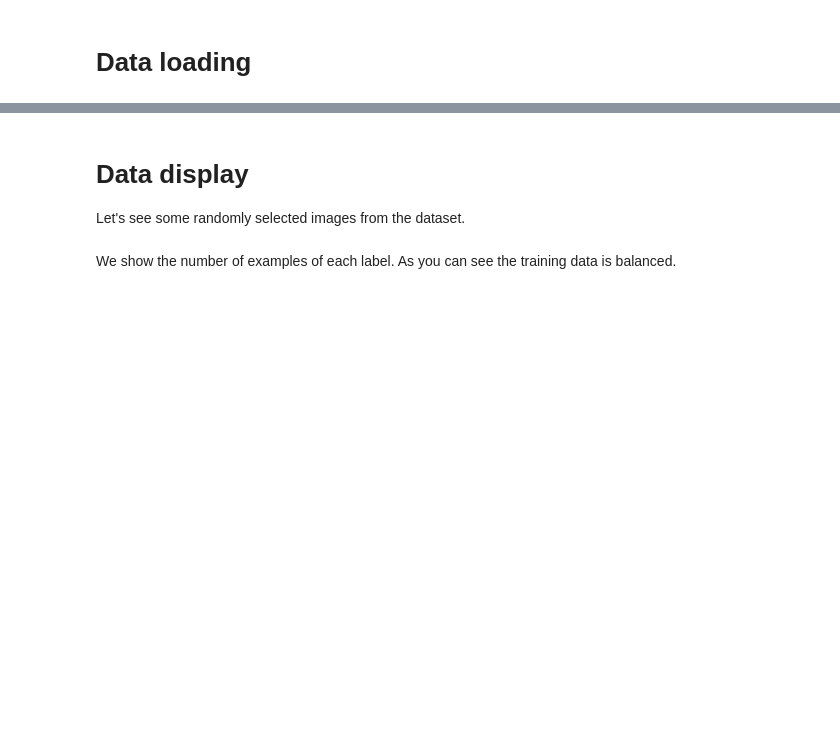
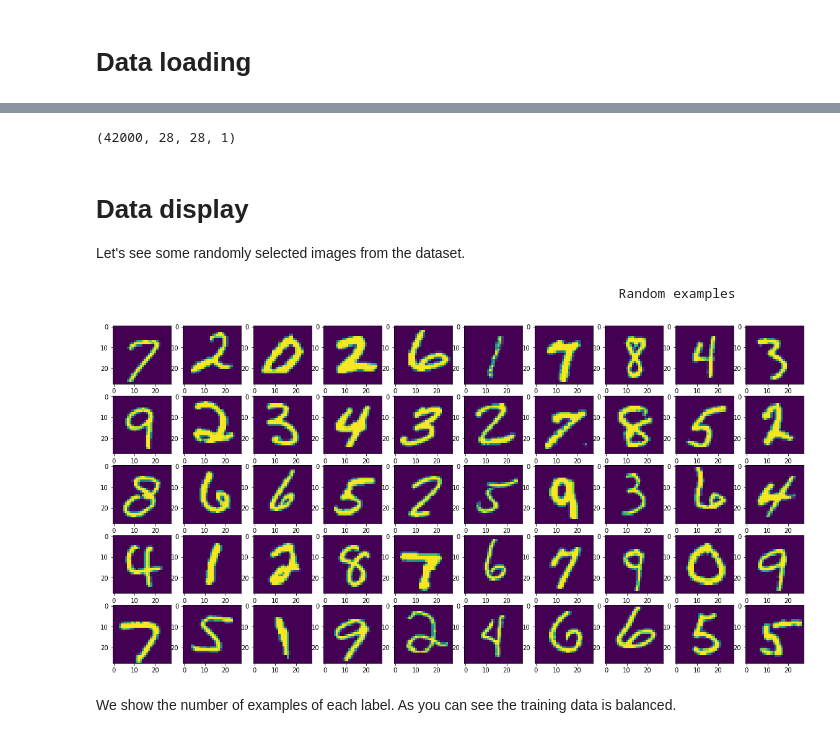
Before and after one commit to Ruddy9501/Digit-Recognizer, a Jupyter notebook: Digit Recognizer/digit_recognizer.ipynb, the cells around one changed output, grey strips where cells are left out. Cells and saved outputs as stored; diff of their text form; code cells hidden in the pictures; blank space fills up the shorter version.

```diff
--- a/Digit Recognizer/digit_recognizer.ipynb
+++ b/Digit Recognizer/digit_recognizer.ipynb
@@ -14,12 +25,12 @@ ModuleNotFoundError: No module named 'pandas'
 # %% [markdown]
 # **Data loading**
 # %%
-test = np.genfromtxt('data/train.csv', delimiter = ',', skip_header = 1)
-print("Total samples:", test.shape)
-X = test[:, 1:]
-Y = test[:, 0]
+train = np.genfromtxt('data/train.csv', delimiter = ',', skip_header = 1)
+
+X = np.array(train[:, 1:])
+Y = np.array(train[:, 0])
 n = X.shape[0]
 m = X.shape[1]
 
-print (n)
-print (m)
+print("Number of training samples: ", n)
+print ("Number of features: ", m)
@@ -26,3 +47,9 @@ print (m)
+# %%
+X = np.reshape(X, (X.shape[0], 28, 28, 1))
+X = X / 255.0
+print (X.shape)
+# %% [output]
+(42000, 28, 28, 1)
 # %% [markdown]
 # **Data display**
 
@@ -30,10 +57,14 @@ Let's see some randomly selected images from the dataset.
 # %%
 index = np.random.randint(0, n, 50)
 plt.figure(figsize = (20, 10))
 for i, idx in enumerate(index):
     plt.subplot(5, 10, i+1)
-    plt.imshow(np.reshape(X[idx,:], ((28, 28))))
+    plt.imshow(X[idx])
+print("Random examples".center(150))
 plt.show()
+# %% [output]
+                                                                   Random examples
+[figure, added]
 # %% [markdown]
 We show the number of examples of each label. As you can see the training data is balanced.
 # %%
```
Also changed, not shown: parts of 20 cells of this notebook.
